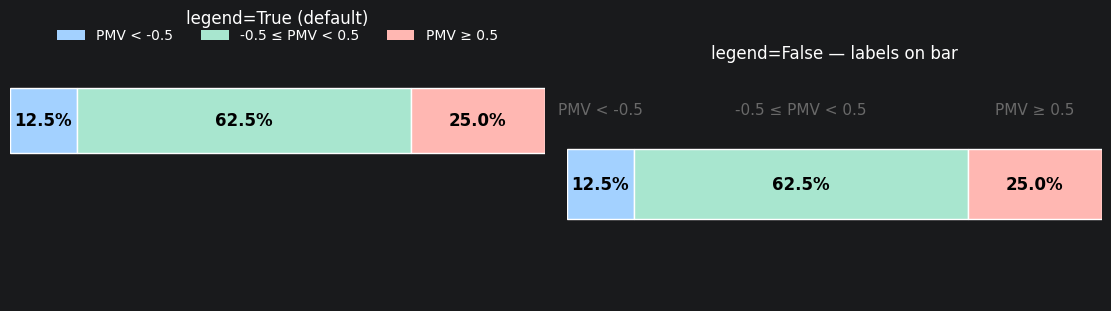
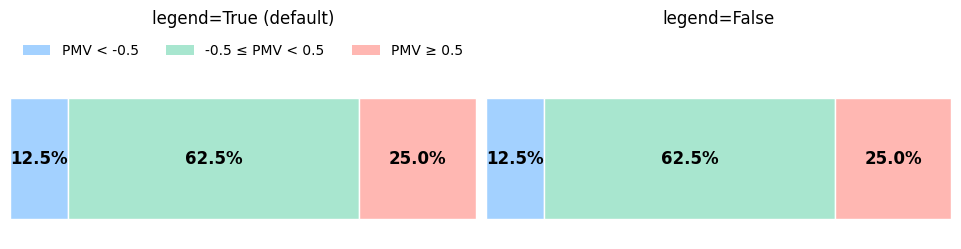
Unified diff of the notebook cell whose output changed from the first chart to the second:
--- before
+++ after
@@ -1,5 +1,5 @@
-fig, (ax0, ax1) = plt.subplots(1, 2, figsize=(11, 3), constrained_layout=True)
+fig, (ax0, ax1) = plt.subplots(1, 2, figsize=(9.5, 2.4), constrained_layout=True)
 
-(
+left = (
     SummaryPlot(df)
     .set_regions(output="pmv", thresholds=[-0.5, 0.5])
@@ -7,9 +7,12 @@
 )
 
-(
+right = (
     SummaryPlot(df)
-    .set_regions(output="pmv", thresholds=[-0.5, 0.5])
-    .plot(ax=ax1, title="legend=False — labels on bar", legend=False)
+    .set_regions(output="pmv", thresholds=[-0.5, 0.5], labels=[])
+    .plot(ax=ax1, title="legend=False", legend=False)
 )
 
+right.ax.set_ylim(left.ax.get_ylim())
+right.ax.set_title(right.ax.get_title(), y=left.ax.title.get_position()[1])
+
 plt.show()

Commit: Improve SummaryPlot layout and bar customization